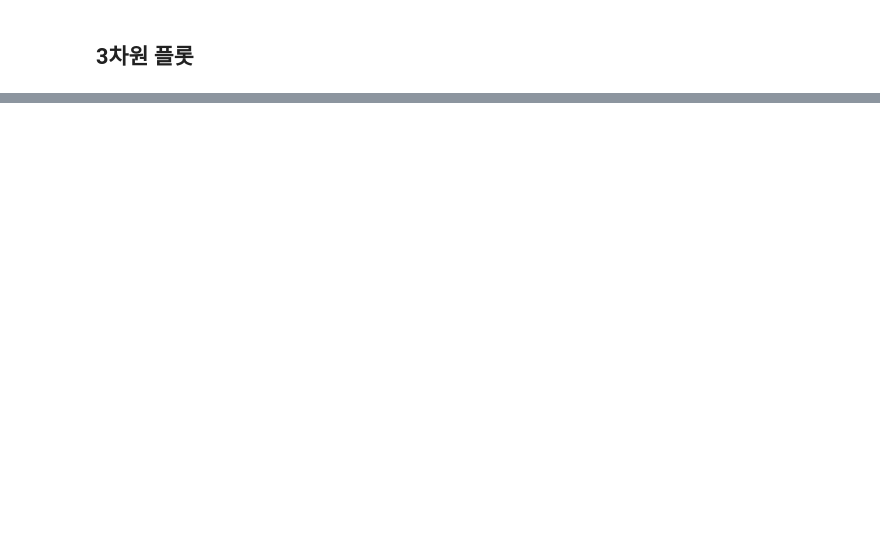
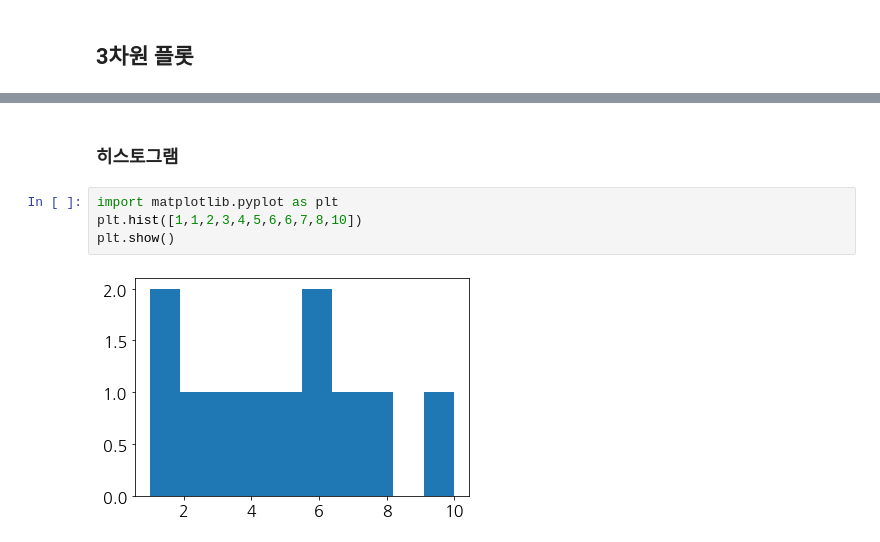
Before and after one commit to nhkim55/bigdata_fintech_python, a Jupyter notebook: code/ch6_matplotlib.ipynb, the cells around one changed output, grey strips where cells are left out. Saved outputs shown, nothing was run; the diff lists cells and outputs as text; blank space fills up the shorter version.

```diff
--- a/code/ch6_matplotlib.ipynb
+++ b/code/ch6_matplotlib.ipynb
@@ -326,0 +376,8 @@ plt.colorbar?
+# %% [markdown]
+### 히스토그램
+# %%
+import matplotlib.pyplot as plt
+plt.hist([1,1,2,3,4,5,6,6,7,8,10])
+plt.show()
+# %% [output]
+[figure, added]
```
Also changed, not shown: parts of 31 cells of this notebook, 1 other file.
